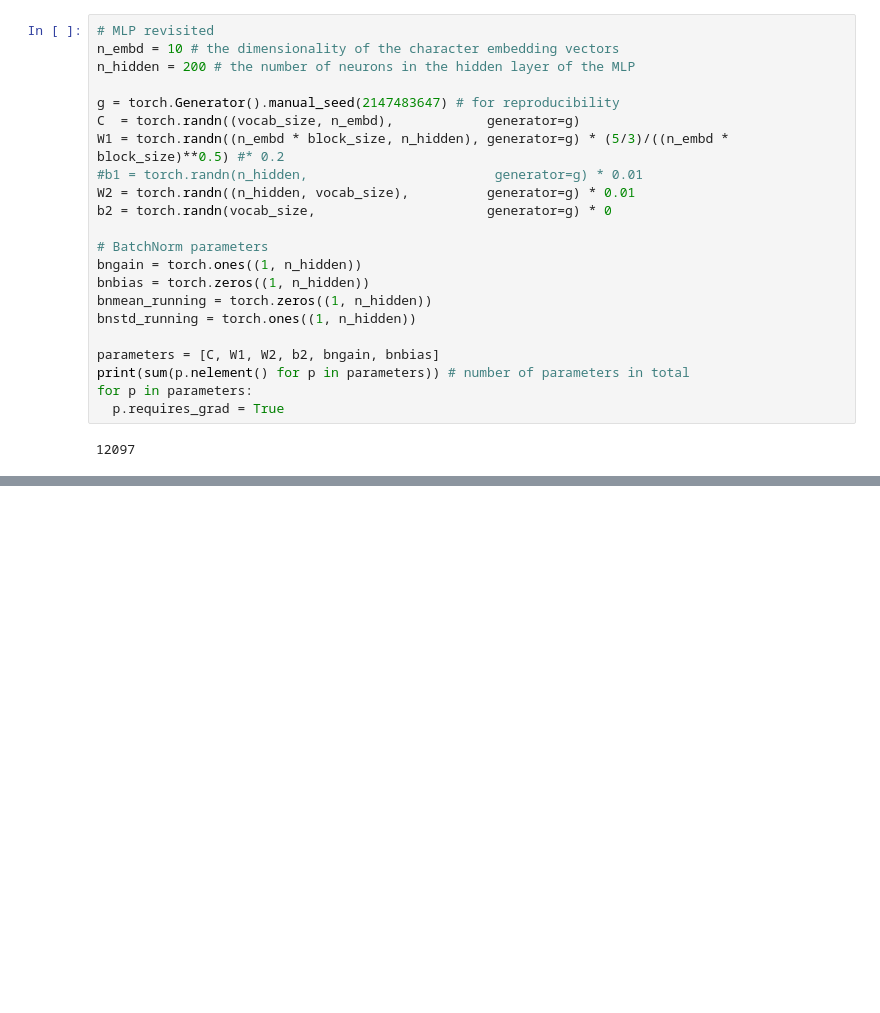
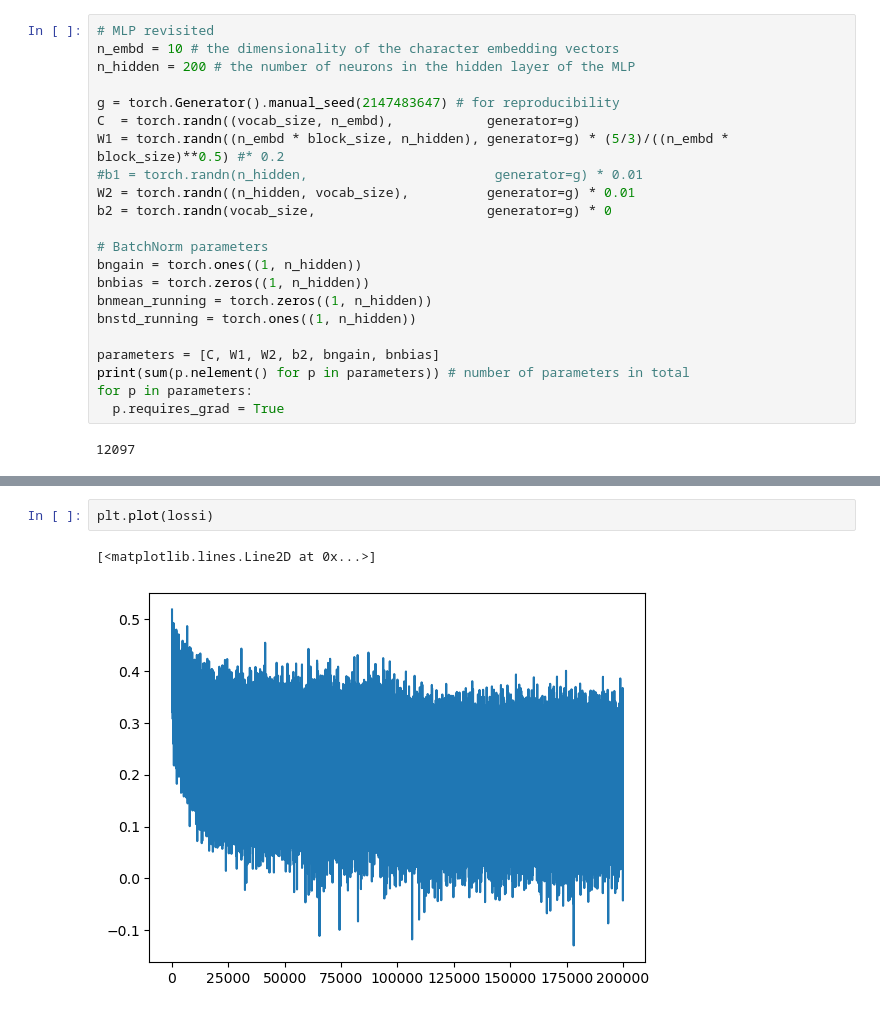
Before and after one commit to antoineross/namegen, a Jupyter notebook: namegen_bn.ipynb, the cells around one changed output, grey strips where cells are left out. Cells and saved outputs as stored; diff of their text form; blank space fills up the shorter version.

```diff
--- a/namegen_bn.ipynb
+++ b/namegen_bn.ipynb
@@ -101,0 +170,5 @@ for p in parameters:
+# %%
+plt.plot(lossi)
+# %% [output]
+[<matplotlib.lines.Line2D at 0x...>]
+[figure, added]
```
Also changed, not shown: parts of 17 cells of this notebook, 2 other files.
